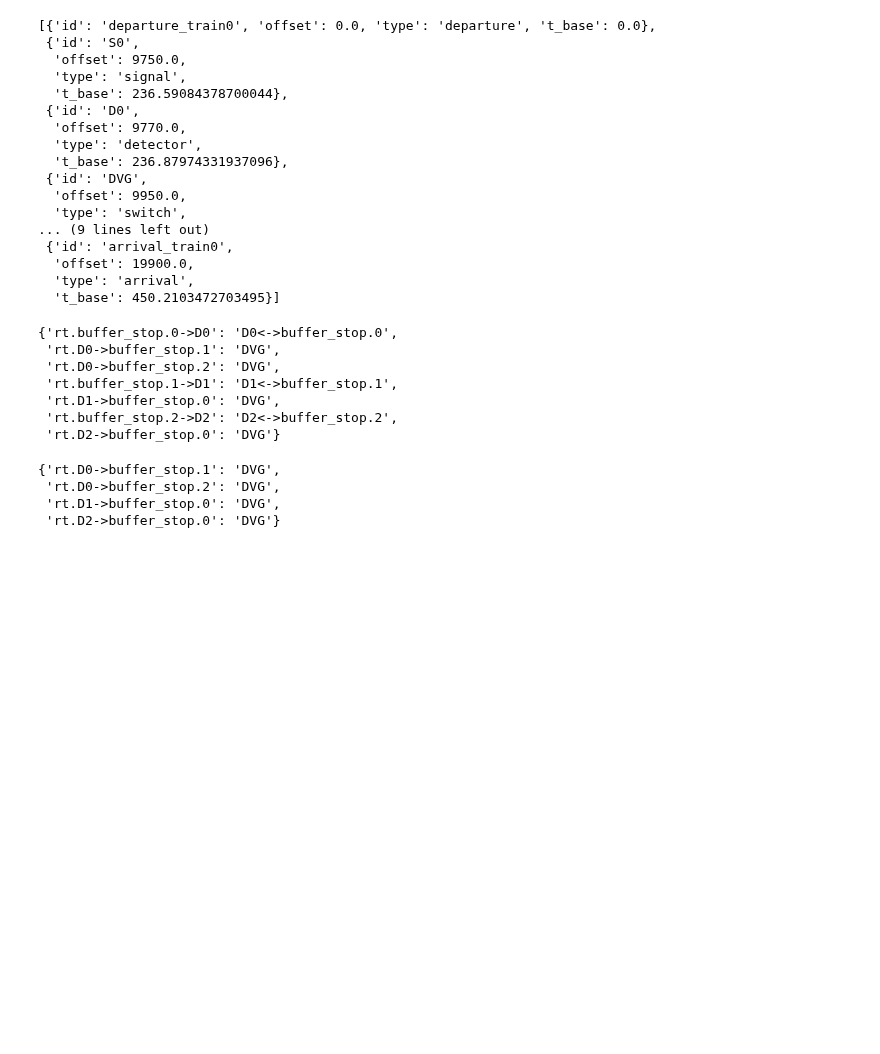
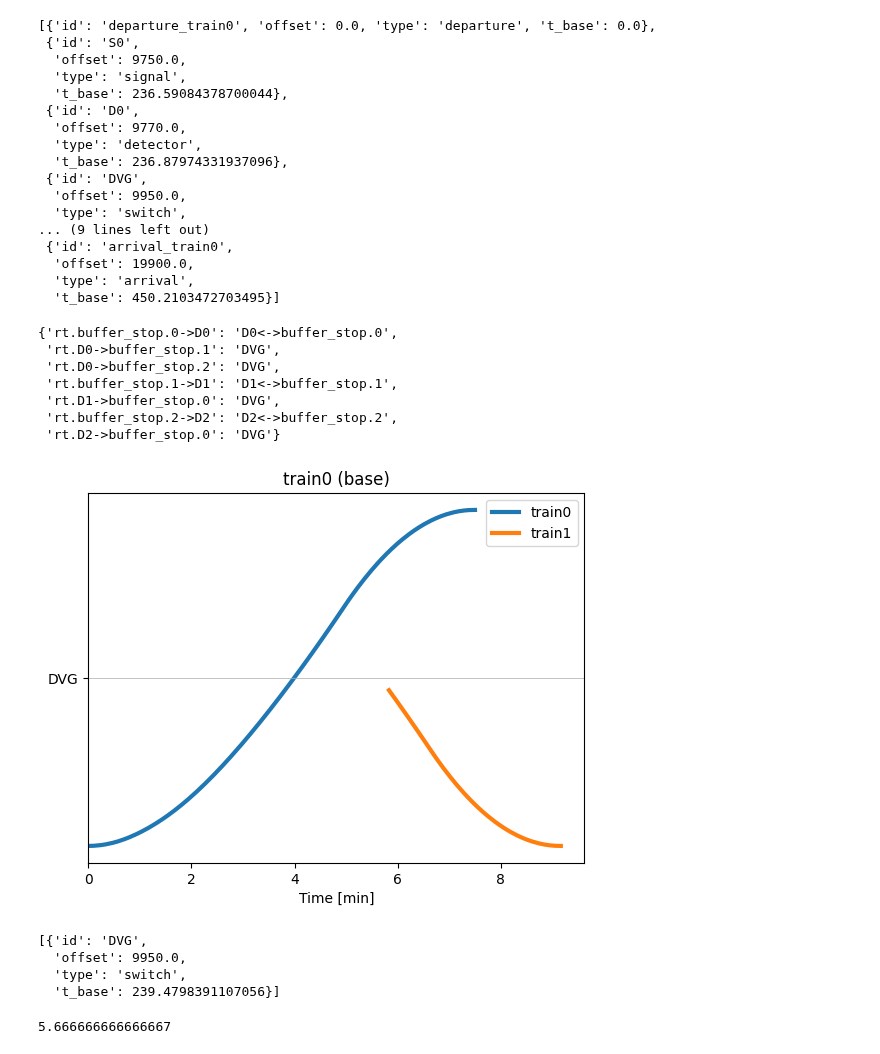
Before and after one commit to y-plus/pyOSRD, a Jupyter notebook: notebooks_explo/use_case.ipynb, the cells around one changed output. Drawn from its saved outputs; the diff is of its cells as text; code cells hidden in the pictures; blank space fills up the shorter version.

```diff
--- a/notebooks_explo/use_case.ipynb
+++ b/notebooks_explo/use_case.ipynb
@@ -58,10 +58,18 @@ sim.route_tvds
  'rt.D1->buffer_stop.0': 'DVG',
  'rt.buffer_stop.2->D2': 'D2<->buffer_stop.2',
  'rt.D2->buffer_stop.0': 'DVG'}
-# %%
-sim.route_switches
-# %% [output]
-{'rt.D0->buffer_stop.1': 'DVG',
- 'rt.D0->buffer_stop.2': 'DVG',
- 'rt.D1->buffer_stop.0': 'DVG',
- 'rt.D2->buffer_stop.0': 'DVG'}
+# %%
+sim.space_time_graph(0);
+# %% [output]
+[figure, added]
+# %%
+sim.points_encountered_by_train(0, types=['switch'])
+# %% [output]
+[{'id': 'DVG',
+  'offset': 9950.0,
+  'type': 'switch',
+  't_base': 239.4798391107056}]
+# %%
+34/6.
+# %% [output]
+5.666666666666667
```
Also changed, not shown: parts of 1 cell of this notebook, 1 other file.
